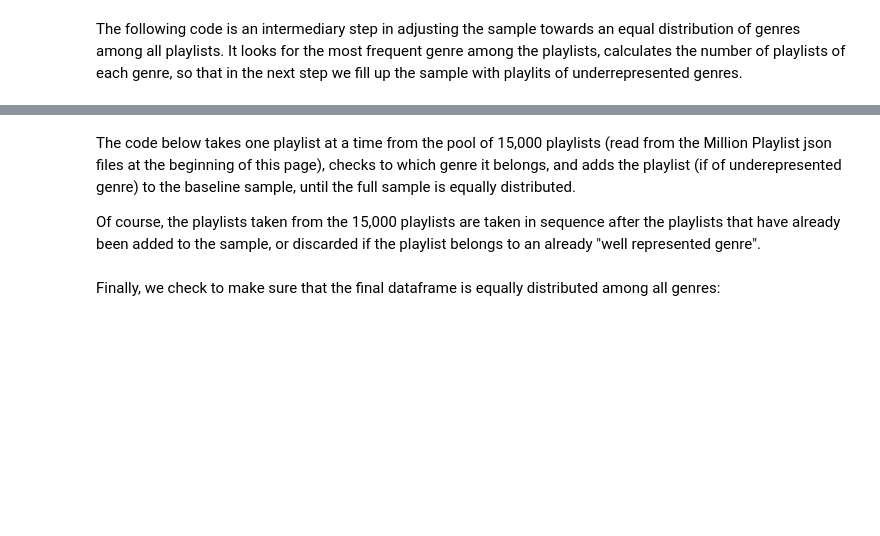
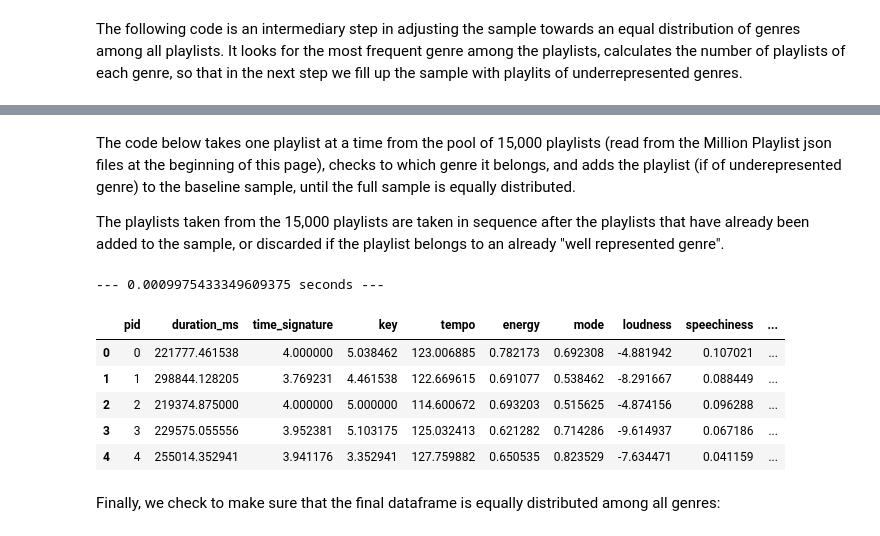
Before and after one commit to YaldaAmini/DS_Project_group54, a Jupyter notebook: notebooks/Sampling_v01.ipynb, the cells around one changed output, grey strips where cells are left out. Cells and saved outputs as stored; diff of their text form; code cells hidden in the pictures; blank space fills up the shorter version.

```diff
--- a/notebooks/Sampling_v01.ipynb
+++ b/notebooks/Sampling_v01.ipynb
@@ -561,7 +475,7 @@ total_number
 # %% [markdown]
 The code below takes one playlist at a time from the pool of 15,000 playlists (read from the Million Playlist json files at the beginning of this page), checks to which genre it belongs, and adds the playlist (if of underepresented genre) to the baseline sample, until the full sample is equally distributed.
 
-Of course, the playlists taken from the 15,000 playlists are taken in sequence after the playlists that have already been added to the sample, or discarded if the playlist belongs to an already "well represented genre".
+The playlists taken from the 15,000 playlists are taken in sequence after the playlists that have already been added to the sample, or discarded if the playlist belongs to an already "well represented genre".
 # %%
 ### adjusting base_line data frame to get to desired distribution
 
@@ -605,35 +519,42 @@ while total_number < number_mode_genre*5:
         elif genre_classified_SinglePlaylist.playlist_genre.iloc[0] == "genre_rap":
             if number_genre_rap < number_mode_genre:
                 genre_classified_playlists = genre_classified_playlists.append(genre_classified_SinglePlaylist, sort=False)
                 number_genre_rap += 1
         elif genre_classified_SinglePlaylist.playlist_genre.iloc[0] == "genre_other":
             if number_genre_other < number_mode_genre:
                 genre_classified_playlists = genre_classified_playlists.append(genre_classified_SinglePlaylist, sort=False)
                 number_genre_other += 1
         elif genre_classified_SinglePlaylist.playlist_genre.iloc[0] == "genre_pop rock":
             if number_genre_poprock < number_mode_genre:
                 genre_classified_playlists = genre_classified_playlists.append(genre_classified_SinglePlaylist, sort=False)
                 number_genre_poprock += 1
         elif genre_classified_SinglePlaylist.playlist_genre.iloc[0] == "genre_rock":
             if number_genre_rock < number_mode_genre:
                 genre_classified_playlists = genre_classified_playlists.append(genre_classified_SinglePlaylist, sort=False)
                 number_genre_rock += 1
 
     t += 1
 
     total_number = number_genre_pop + number_genre_rap + number_genre_other + number_genre_poprock + number_genre_rock
 
     # print (total_number)
     # print (number_genre_pop)
     # print (number_genre_rap)
     # print (number_genre_other)
     # print (number_genre_poprock)
     # print (number_genre_rock)
 
-
 print("--- %s seconds ---" % (time.time() - start_time))
 
-genre_classified_playlists
+genre_classified_playlists.head()
+# %% [output]
+--- 0.0009975433349609375 seconds ---
+|  | pid | duration_ms | time_signature | key | tempo | energy | mode | loudness | speechiness | ... |
+| 0 | 0 | 221777.461538 | 4.000000 | 5.038462 | 123.006885 | 0.782173 | 0.692308 | -4.881942 | 0.107021 | ... |
+| 1 | 1 | 298844.128205 | 3.769231 | 4.461538 | 122.669615 | 0.691077 | 0.538462 | -8.291667 | 0.088449 | ... |
+| 2 | 2 | 219374.875000 | 4.000000 | 5.000000 | 114.600672 | 0.693203 | 0.515625 | -4.874156 | 0.096288 | ... |
+| 3 | 3 | 229575.055556 | 3.952381 | 5.103175 | 125.032413 | 0.621282 | 0.714286 | -9.614937 | 0.067186 | ... |
+| 4 | 4 | 255014.352941 | 3.941176 | 3.352941 | 127.759882 | 0.650535 | 0.823529 | -7.634471 | 0.041159 | ... |
 # %% [markdown]
 Finally, we check to make sure that the final dataframe is equally distributed among all genres:
 # %%
```
Also changed, not shown: parts of 18 cells of this notebook, 2 other files.
